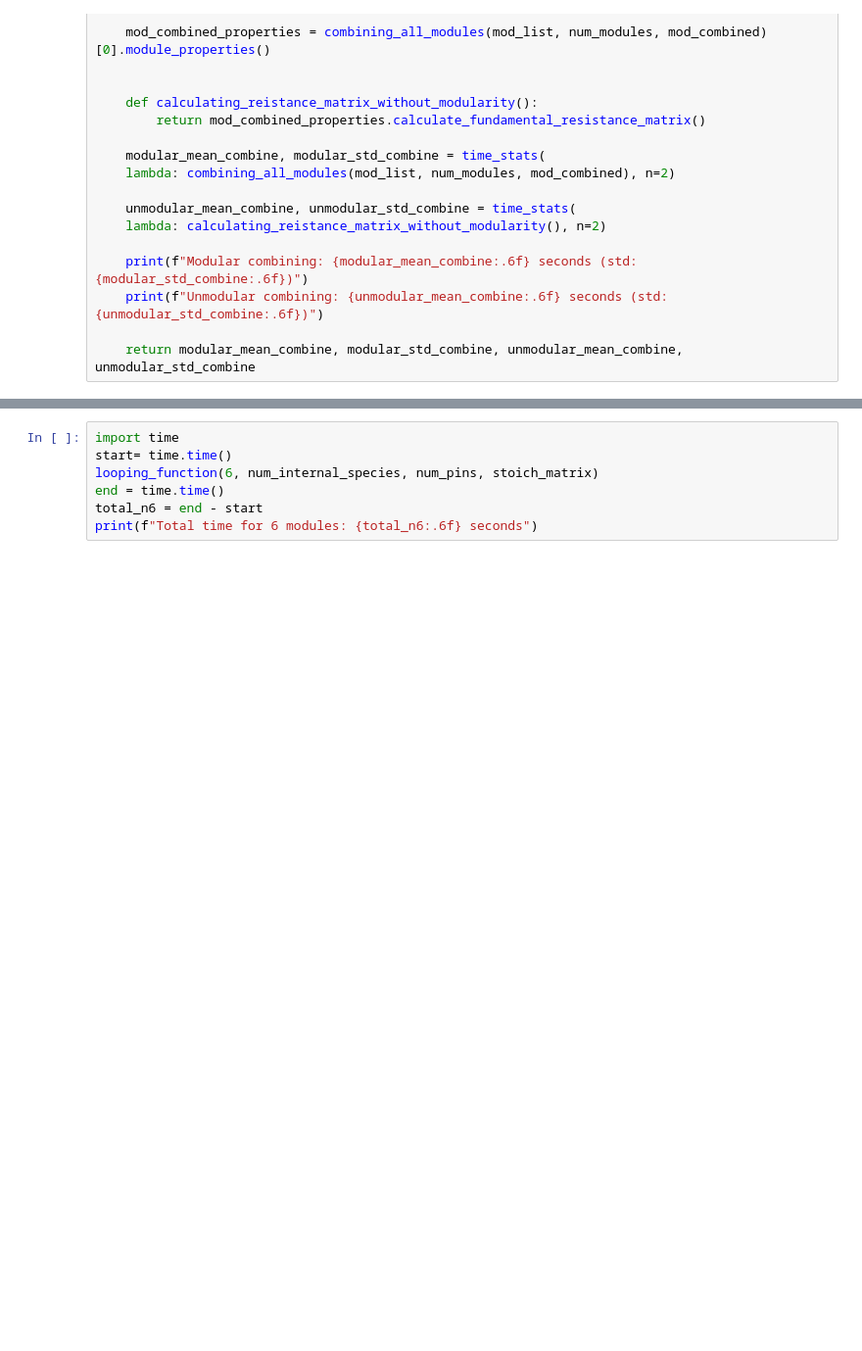
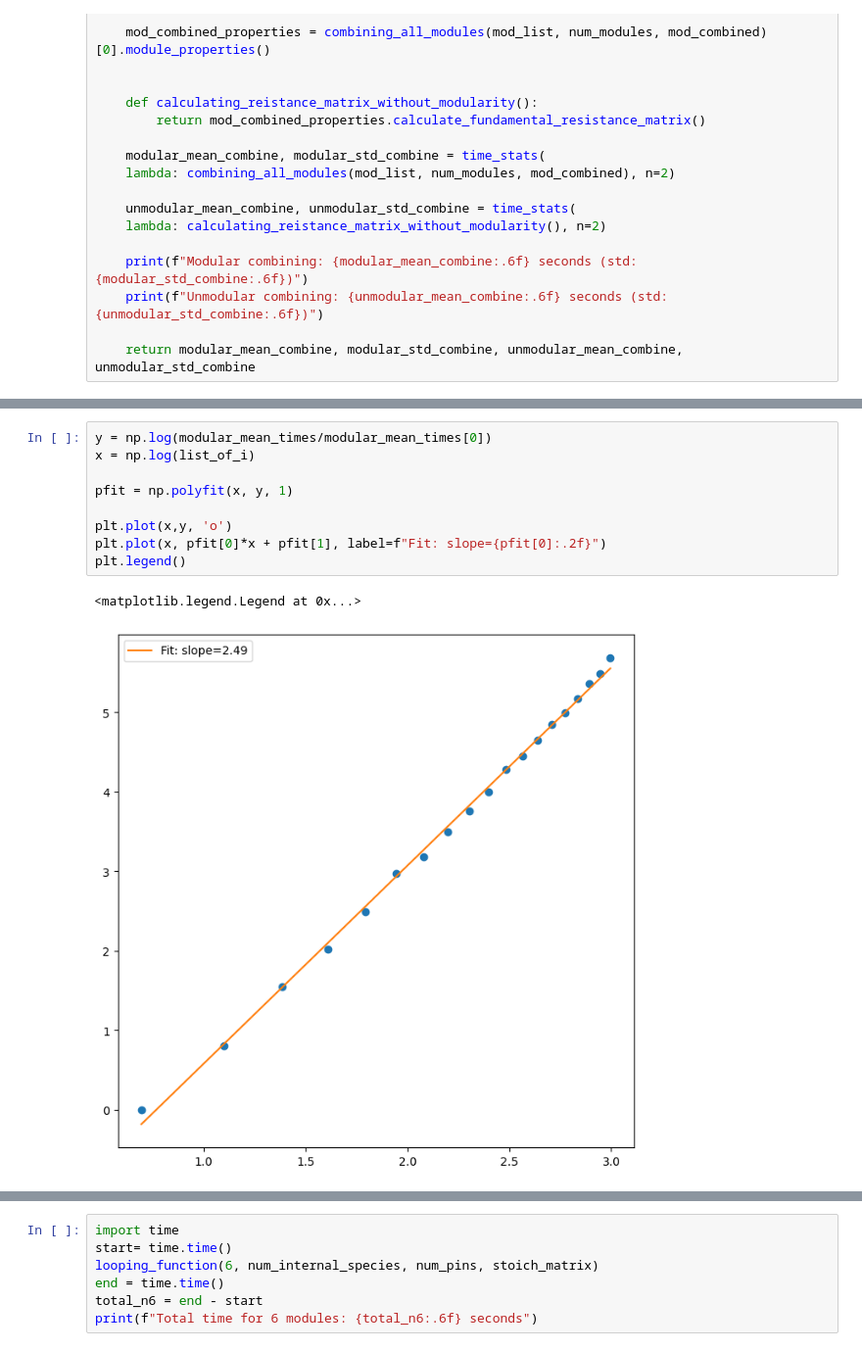
Before and after one commit to FTurci/conductance-chem-net, a Jupyter notebook: students/Jed/looping_example.ipynb, the cells around one changed output, grey strips where cells are left out. Shown at 98% size. Saved outputs shown, nothing was run; the diff lists cells and outputs as text; blank space fills up the shorter version.

```diff
--- a/students/Jed/looping_example.ipynb
+++ b/students/Jed/looping_example.ipynb
@@ -194,3 +343,15 @@ modular_mean_times[-1]/modular_mean_times[-2]
+# %%
+y = np.log(modular_mean_times/modular_mean_times[0])
+x = np.log(list_of_i)
+
+pfit = np.polyfit(x, y, 1)
+
+plt.plot(x,y, 'o')
+plt.plot(x, pfit[0]*x + pfit[1], label=f"Fit: slope={pfit[0]:.2f}")
+plt.legend()
+# %% [output]
+<matplotlib.legend.Legend at 0x...>
+[figure, added]
 # %%
 unmodular_mean_times[-1]/unmodular_mean_times[-2]
 # %% [output]
```
Also changed, not shown: parts of 7 cells of this notebook.
